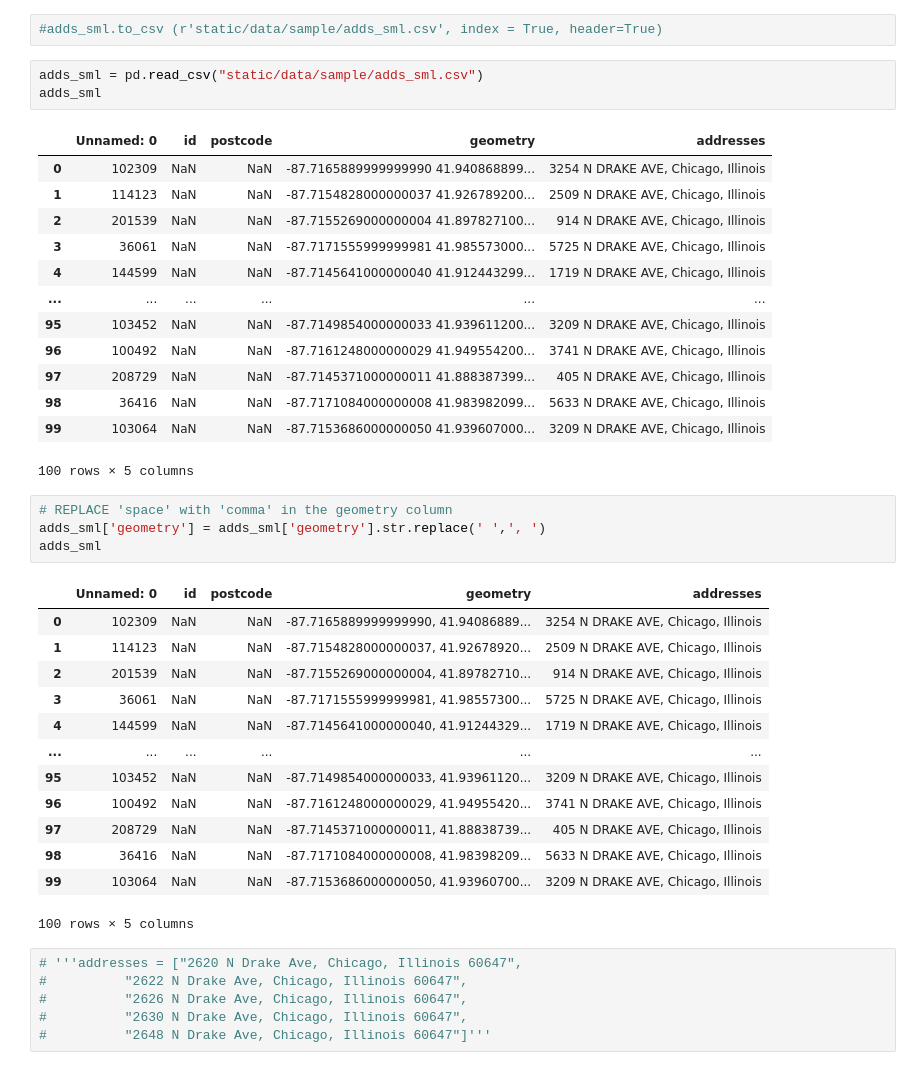
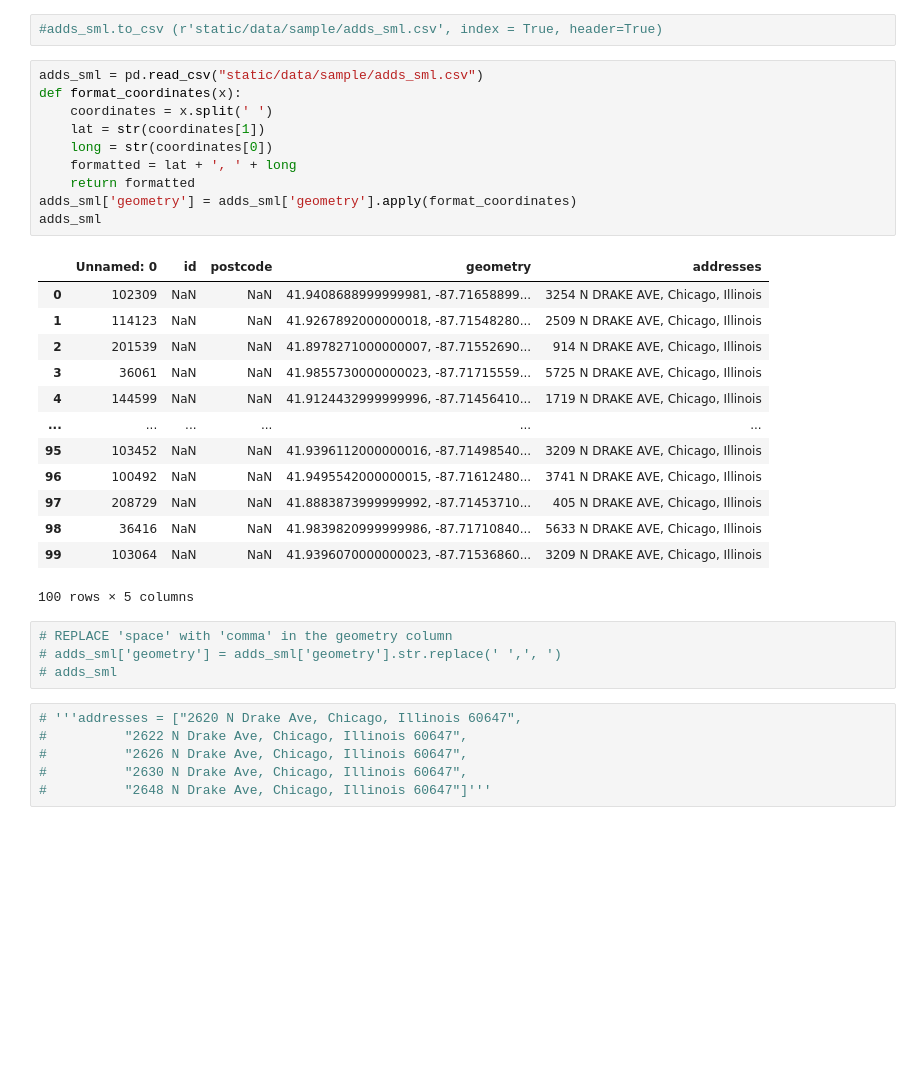
Before and after one commit to pnguenda/target_market, a Jupyter notebook: process_images.ipynb, the cells around one changed output. Saved outputs shown, nothing was run; the diff lists cells and outputs as text; blank space fills up the shorter version.

```diff
--- a/process_images.ipynb
+++ b/process_images.ipynb
@@ -114,41 +114,34 @@ adds_sml
 100 rows × 4 columns
 # %%
 #adds_sml.to_csv (r'static/data/sample/adds_sml.csv', index = True, header=True)
-# %%
-adds_sml = pd.read_csv("static/data/sample/adds_sml.csv")
-adds_sml
-# %% [output]
-|  | Unnamed: 0 | id | postcode | geometry | addresses |
-| 0 | 102309 | NaN | NaN | -87.7165889999999990 41.940868899... | 3254 N DRAKE AVE, Chicago, Illinois |
-| 1 | 114123 | NaN | NaN | -87.7154828000000037 41.926789200... | 2509 N DRAKE AVE, Chicago, Illinois |
-| 2 | 201539 | NaN | NaN | -87.7155269000000004 41.897827100... | 914 N DRAKE AVE, Chicago, Illinois |
-| 3 | 36061 | NaN | NaN | -87.7171555999999981 41.985573000... | 5725 N DRAKE AVE, Chicago, Illinois |
-| 4 | 144599 | NaN | NaN | -87.7145641000000040 41.912443299... | 1719 N DRAKE AVE, Chicago, Illinois |
-| ... | ... | ... | ... | ... | ... |
-| 95 | 103452 | NaN | NaN | -87.7149854000000033 41.939611200... | 3209 N DRAKE AVE, Chicago, Illinois |
-| 96 | 100492 | NaN | NaN | -87.7161248000000029 41.949554200... | 3741 N DRAKE AVE, Chicago, Illinois |
-| 97 | 208729 | NaN | NaN | -87.7145371000000011 41.888387399... | 405 N DRAKE AVE, Chicago, Illinois |
-| 98 | 36416 | NaN | NaN | -87.7171084000000008 41.983982099... | 5633 N DRAKE AVE, Chicago, Illinois |
-| 99 | 103064 | NaN | NaN | -87.7153686000000050 41.939607000... | 3209 N DRAKE AVE, Chicago, Illinois |
-100 rows × 5 columns
+# %%
+adds_sml = pd.read_csv("static/data/sample/adds_sml.csv")
+def format_coordinates(x):
+    coordinates = x.split(' ')
+    lat = str(coordinates[1])
+    long = str(coordinates[0])
+    formatted = lat + ', ' + long
+    return formatted
+adds_sml['geometry'] = adds_sml['geometry'].apply(format_coordinates)
+adds_sml
+# %% [output]
+|  | Unnamed: 0 | id | postcode | geometry | addresses |
+| 0 | 102309 | NaN | NaN | 41.9408688999999981, -87.71658899... | 3254 N DRAKE AVE, Chicago, Illinois |
+| 1 | 114123 | NaN | NaN | 41.9267892000000018, -87.71548280... | 2509 N DRAKE AVE, Chicago, Illinois |
+| 2 | 201539 | NaN | NaN | 41.8978271000000007, -87.71552690... | 914 N DRAKE AVE, Chicago, Illinois |
+| 3 | 36061 | NaN | NaN | 41.9855730000000023, -87.71715559... | 5725 N DRAKE AVE, Chicago, Illinois |
+| 4 | 144599 | NaN | NaN | 41.9124432999999996, -87.71456410... | 1719 N DRAKE AVE, Chicago, Illinois |
+| ... | ... | ... | ... | ... | ... |
+| 95 | 103452 | NaN | NaN | 41.9396112000000016, -87.71498540... | 3209 N DRAKE AVE, Chicago, Illinois |
+| 96 | 100492 | NaN | NaN | 41.9495542000000015, -87.71612480... | 3741 N DRAKE AVE, Chicago, Illinois |
+| 97 | 208729 | NaN | NaN | 41.8883873999999992, -87.71453710... | 405 N DRAKE AVE, Chicago, Illinois |
+| 98 | 36416 | NaN | NaN | 41.9839820999999986, -87.71710840... | 5633 N DRAKE AVE, Chicago, Illinois |
+| 99 | 103064 | NaN | NaN | 41.9396070000000023, -87.71536860... | 3209 N DRAKE AVE, Chicago, Illinois |
+100 rows × 5 columns
 # %%
 # REPLACE 'space' with 'comma' in the geometry column
-adds_sml['geometry'] = adds_sml['geometry'].str.replace(' ',', ')
-adds_sml
+# adds_sml['geometry'] = adds_sml['geometry'].str.replace(' ',', ')
+# adds_sml
-# %% [output]
-|  | Unnamed: 0 | id | postcode | geometry | addresses |
-| 0 | 102309 | NaN | NaN | -87.7165889999999990, 41.94086889... | 3254 N DRAKE AVE, Chicago, Illinois |
-| 1 | 114123 | NaN | NaN | -87.7154828000000037, 41.92678920... | 2509 N DRAKE AVE, Chicago, Illinois |
-| 2 | 201539 | NaN | NaN | -87.7155269000000004, 41.89782710... | 914 N DRAKE AVE, Chicago, Illinois |
-| 3 | 36061 | NaN | NaN | -87.7171555999999981, 41.98557300... | 5725 N DRAKE AVE, Chicago, Illinois |
-| 4 | 144599 | NaN | NaN | -87.7145641000000040, 41.91244329... | 1719 N DRAKE AVE, Chicago, Illinois |
-| ... | ... | ... | ... | ... | ... |
-| 95 | 103452 | NaN | NaN | -87.7149854000000033, 41.93961120... | 3209 N DRAKE AVE, Chicago, Illinois |
-| 96 | 100492 | NaN | NaN | -87.7161248000000029, 41.94955420... | 3741 N DRAKE AVE, Chicago, Illinois |
-| 97 | 208729 | NaN | NaN | -87.7145371000000011, 41.88838739... | 405 N DRAKE AVE, Chicago, Illinois |
-| 98 | 36416 | NaN | NaN | -87.7171084000000008, 41.98398209... | 5633 N DRAKE AVE, Chicago, Illinois |
-| 99 | 103064 | NaN | NaN | -87.7153686000000050, 41.93960700... | 3209 N DRAKE AVE, Chicago, Illinois |
-100 rows × 5 columns
 # %%
 # '''addresses = ["2620 N Drake Ave, Chicago, Illinois 60647",
 #          "2622 N Drake Ave, Chicago, Illinois 60647",
```
Also changed, not shown: parts of 2 cells of this notebook, 2 other files.
